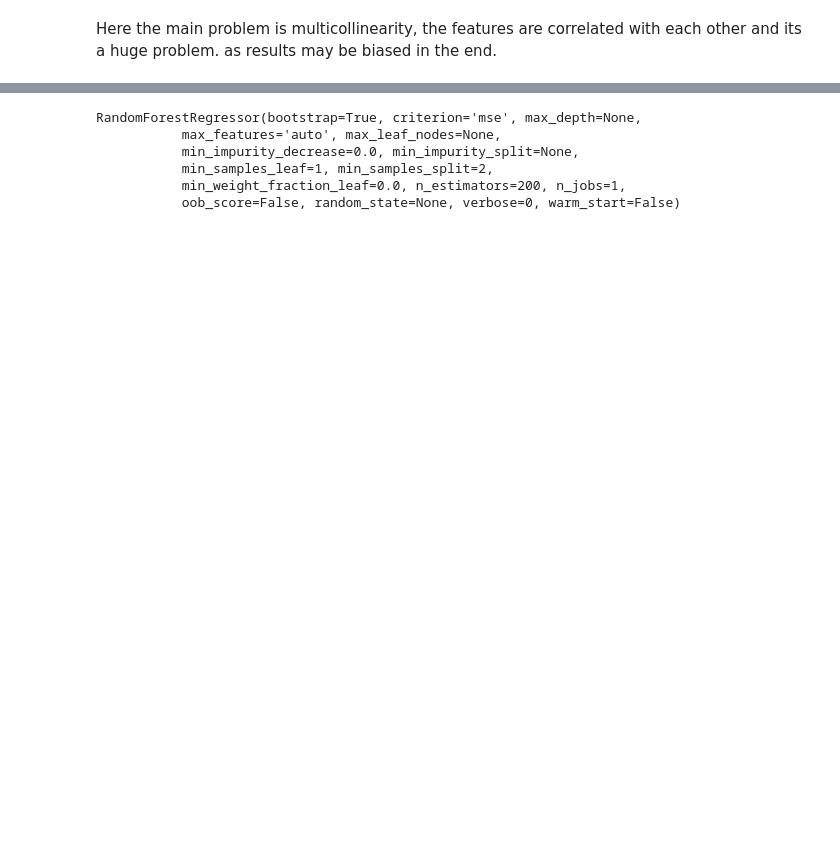
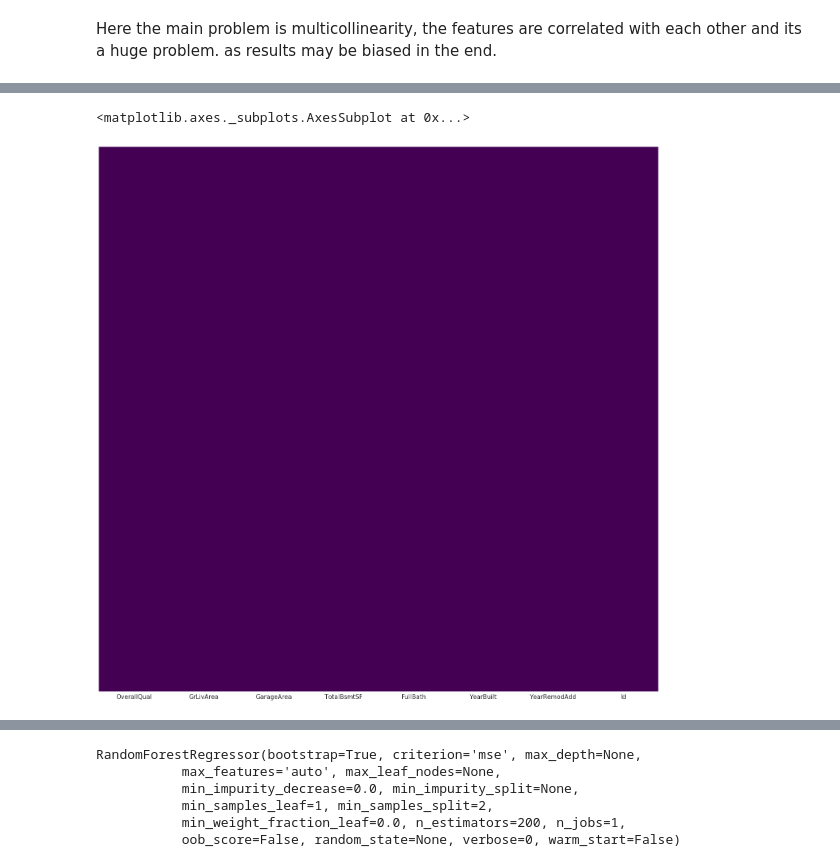
Before and after one commit to 97k/100DaysOfML, a Jupyter notebook: kaggle/house-prices-advanced-regression-techniques/HousingPrice.ipynb, the cells around one changed output, grey strips where cells are left out. Saved outputs shown, nothing was run; the diff lists cells and outputs as text; code cells hidden in the pictures; blank space fills up the shorter version.

```diff
--- a/kaggle/house-prices-advanced-regression-techniques/HousingPrice.ipynb
+++ b/kaggle/house-prices-advanced-regression-techniques/HousingPrice.ipynb
@@ -362,0 +329,4 @@ x.shape
+# %%
+test_feat = feature_list.copy()
+test_feat.remove('SalePrice')
+test_feat
@@ -362,0 +342,8 @@ x.shape
+# %%
+test_df = test[test_feat].copy()
+# %%
+plt.figure(figsize=(25,25))
+sns.heatmap(test_df.isnull(), yticklabels=False, xticklabels=test_feat, cbar=False, cmap='viridis')
+# %% [output]
+<matplotlib.axes._subplots.AxesSubplot at 0x...>
+[figure, added]
```
Also changed, not shown: parts of 46 cells of this notebook, 1 other file.
